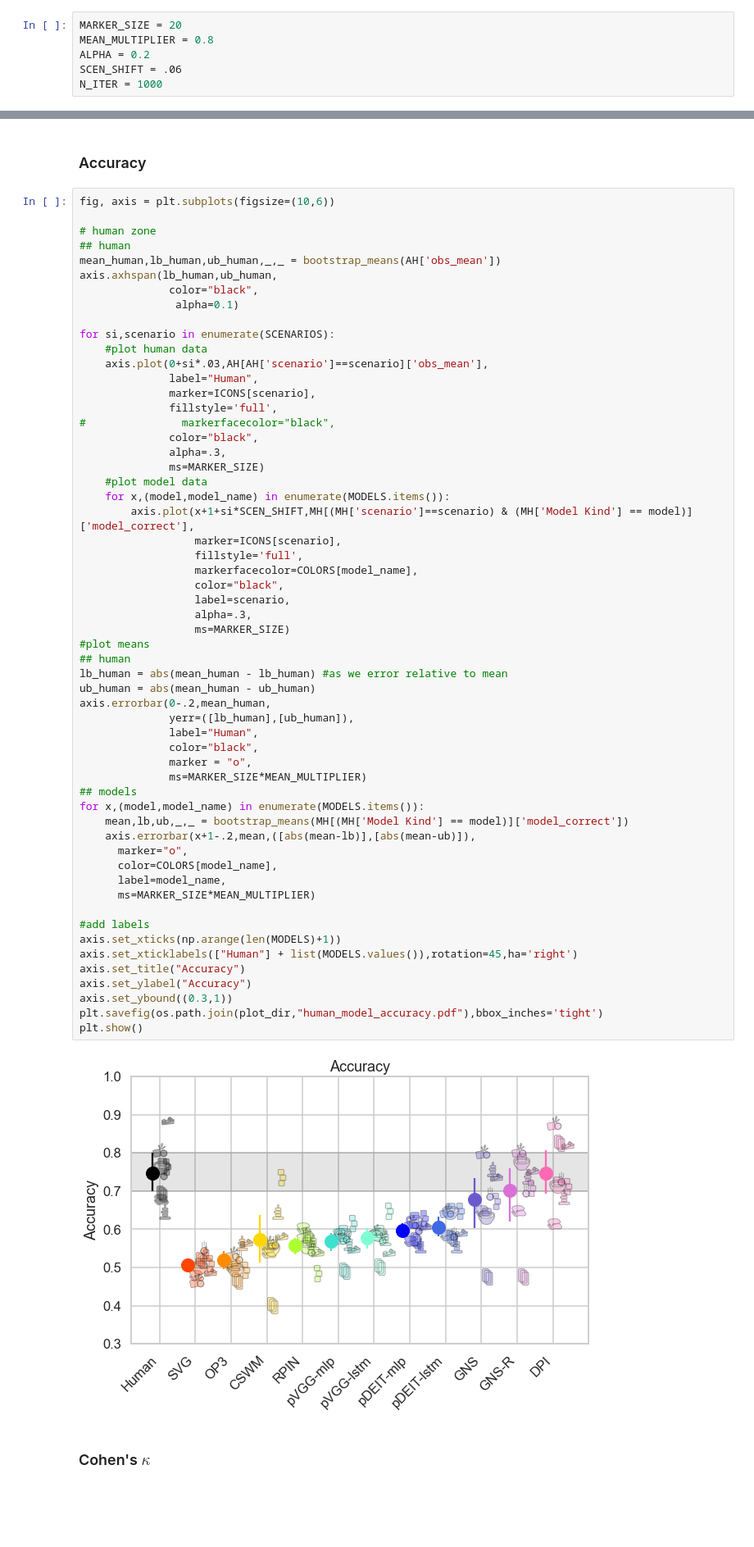
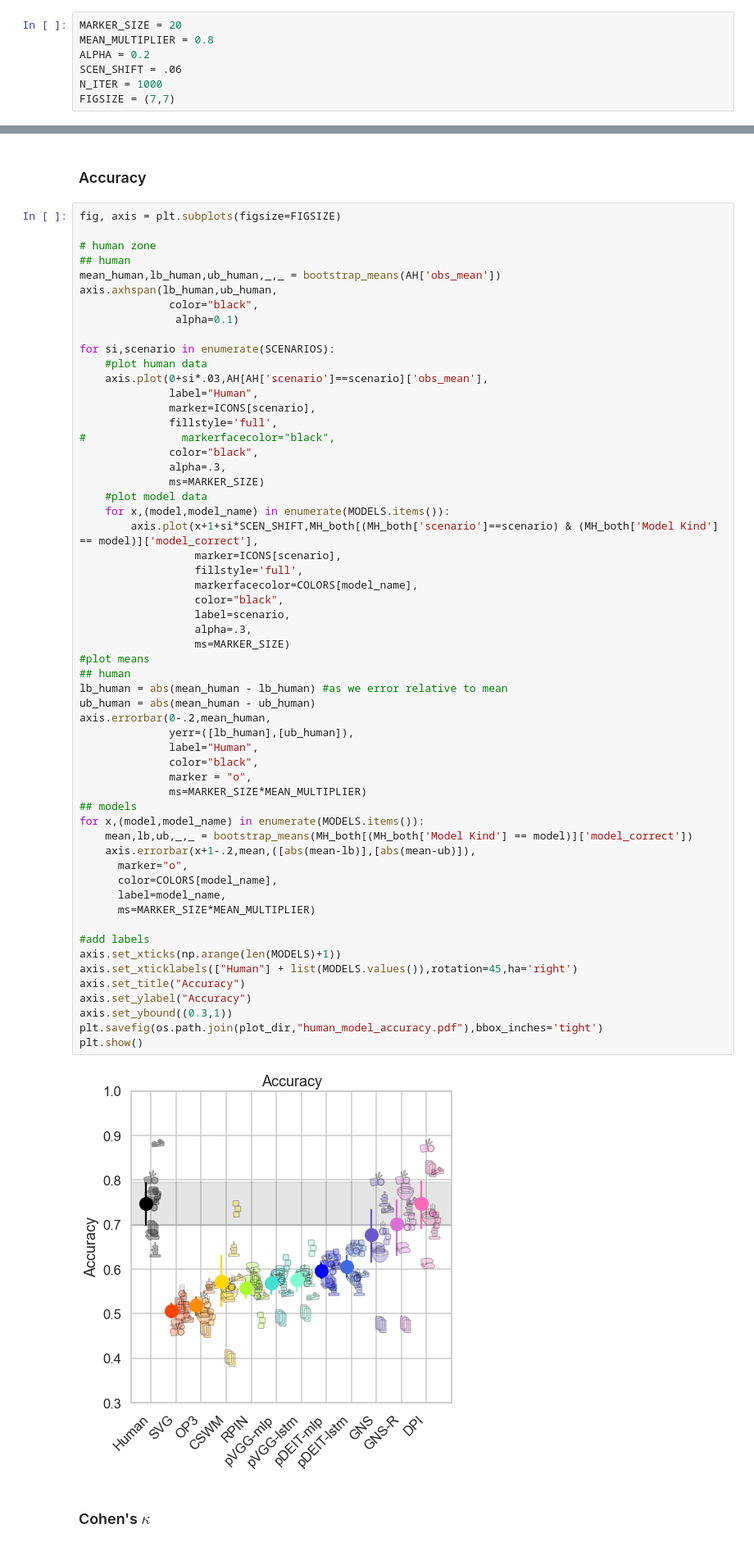
Before and after one commit to cogtoolslab/physics-benchmarking-neurips2021, a Jupyter notebook: analysis/paper_plots.ipynb, the cells around one changed output, grey strips where cells are left out. Shown at 82% size. Cells and saved outputs as stored; diff of their text form; blank space fills up the shorter version.

Commit message:
Changed plot size

```diff
--- a/analysis/paper_plots.ipynb
+++ b/analysis/paper_plots.ipynb
@@ -260,6 +260,7 @@ MEAN_MULTIPLIER = 0.8
 ALPHA = 0.2
 SCEN_SHIFT = .06
 N_ITER = 1000
+FIGSIZE = (7,7)
 # %%
 def bootstrap_means(means):
     """Bootstraps over the means across scenarios to generate lower and upper confidence bounds"""
@@ -273,7 +274,7 @@ def bootstrap_means(means):
 # %% [markdown]
 ### Accuracy
 # %%
-fig, axis = plt.subplots(figsize=(10,6))
+fig, axis = plt.subplots(figsize=FIGSIZE)
 
 # human zone
 ## human
@@ -294,7 +295,7 @@ for si,scenario in enumerate(SCENARIOS):
               ms=MARKER_SIZE)
     #plot model data
     for x,(model,model_name) in enumerate(MODELS.items()):
-        axis.plot(x+1+si*SCEN_SHIFT,MH[(MH['scenario']==scenario) & (MH['Model Kind'] == model)]['model_correct'],
+        axis.plot(x+1+si*SCEN_SHIFT,MH_both[(MH_both['scenario']==scenario) & (MH_both['Model Kind'] == model)]['model_correct'],
                   marker=ICONS[scenario],
                   fillstyle='full',
                   markerfacecolor=COLORS[model_name],
@@ -302,34 +303,34 @@ for si,scenario in enumerate(SCENARIOS):
                   label=scenario,
                   alpha=.3,
                   ms=MARKER_SIZE)
 #plot means
 ## human
 lb_human = abs(mean_human - lb_human) #as we error relative to mean
 ub_human = abs(mean_human - ub_human)
 axis.errorbar(0-.2,mean_human,
               yerr=([lb_human],[ub_human]),
               label="Human",
               color="black",
               marker = "o",
               ms=MARKER_SIZE*MEAN_MULTIPLIER)
 ## models
 for x,(model,model_name) in enumerate(MODELS.items()):
-    mean,lb,ub,_,_ = bootstrap_means(MH[(MH['Model Kind'] == model)]['model_correct'])
+    mean,lb,ub,_,_ = bootstrap_means(MH_both[(MH_both['Model Kind'] == model)]['model_correct'])
     axis.errorbar(x+1-.2,mean,([abs(mean-lb)],[abs(mean-ub)]),
       marker="o",
       color=COLORS[model_name],
       label=model_name,
       ms=MARKER_SIZE*MEAN_MULTIPLIER)
 
 #add labels
 axis.set_xticks(np.arange(len(MODELS)+1))
 axis.set_xticklabels(["Human"] + list(MODELS.values()),rotation=45,ha='right')
 axis.set_title("Accuracy")
 axis.set_ylabel("Accuracy")
 axis.set_ybound((0.3,1))
 plt.savefig(os.path.join(plot_dir,"human_model_accuracy.pdf"),bbox_inches='tight')
 plt.show()
 # %% [output]
-[figure, old version]
+[figure, new version]
 # %% [markdown]
 ### Cohen's $\kappa$
```
Also changed, not shown: parts of 11 cells of this notebook.
